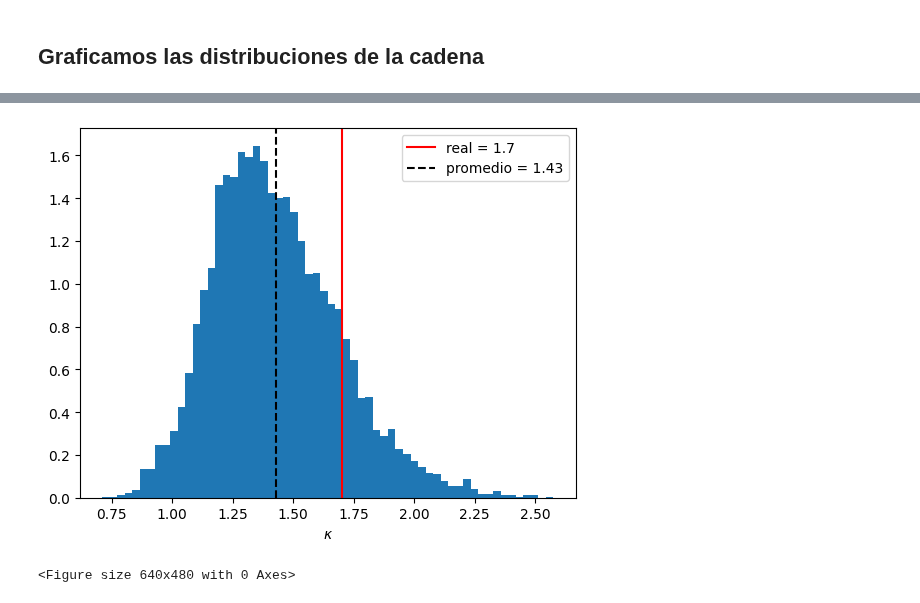
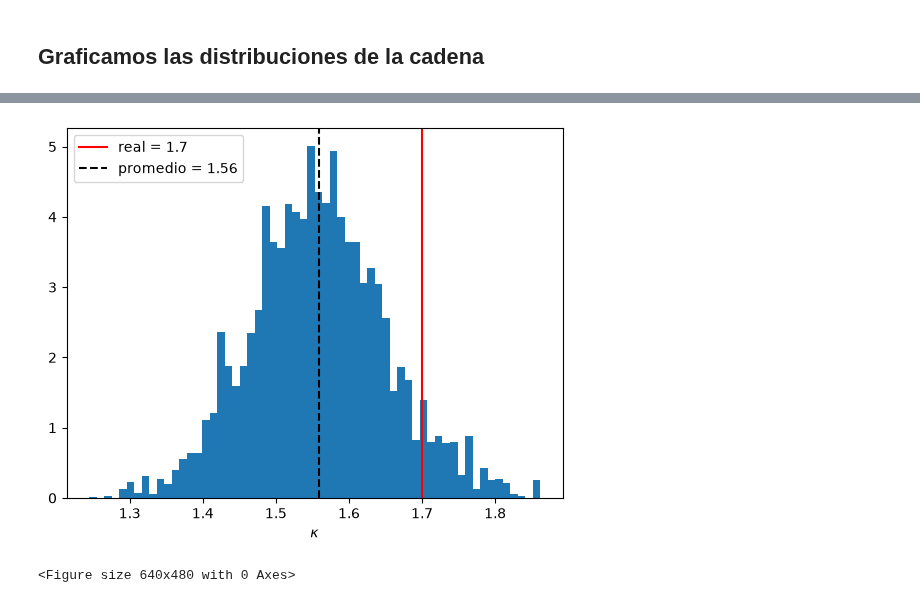
Before and after one commit to igfu2004/Reconstruccion-estocastica-de-parametros-de-un-plasma-toroidal, a Jupyter notebook: ProyectoMecEstComp.ipynb, the cells around one changed output, grey strips where cells are left out. Drawn from its saved outputs; the diff is of its cells as text; code cells hidden in the pictures.

```diff
--- a/ProyectoMecEstComp.ipynb
+++ b/ProyectoMecEstComp.ipynb
@@ -381,10 +420,10 @@ num_ptos_frontera = 12
 theta = np.linspace(0,2*np.pi, num_ptos_frontera, endpoint=False)
 
 # Límites físicos de los parámetros
-lim_eps = np.array([0.05, 0.9])
-lim_kappa = np.array([0.001, 5]) # Realmente kappa solo tiene que ser positivo
+lim_eps = np.array([0.05, 0.99])
+lim_kappa = np.array([0.001, 15]) # Realmente kappa solo tiene que ser positivo
 lim_delta = np.array([-np.sin(1),np.sin(1)])
-lim_A = np.array([-1,1]) # Este es solo para el estado inicial, por el momento no se va acotar como tal
+lim_A = np.array([-3,3]) # Este es solo para el estado inicial, por el momento no se va acotar como tal
 
 lim_params = np.array([lim_eps, lim_kappa, lim_delta, lim_A])
 # %% [markdown]
@@ -422,26 +481,27 @@ rngH0 = np.random.default_rng(123)
 rngU = np.random.default_rng(11)
 rngpropH = np.random.default_rng(42)
 # %%
-m = 30000 # Número de pasos de la cadena
-rango_var = [0.03,0.09,0.09,0.02] # Que tanto puede moverse cada parámetro (ajustar), van en el orden de H
+m = 10000 # Número de pasos de la cadena
+rango_var = [0.03,0.09,0.02,0.02] # Que tanto puede moverse cada parámetro (ajustar), van en el orden de H
 #rango_var = [0.03, 0.1, 0.1, 0.5]
 H = np.zeros((m,4), dtype=float)
 
 
-# Se propone el estado inicial de la cadena
-H[0] = np.array([rngH0.uniform(lim_params[0][0], lim_params[0][1]), rngH0.uniform(lim_params[1][0],lim_params[1][1]),
-                 rngH0.uniform(lim_params[2][0], lim_params[2][1]), rngH0.uniform(lim_params[3][0], lim_params[3][1])])
-
 start = time.time()
 
-#H[0] = np.array([rngH0.uniform(lim_params[0][0], lim_params[0][1]),  rngH0.uniform(lim_params[1][0],lim_params[1][1]),
-#                 rngH0.uniform(lim_params[2][0], lim_params[2][1]), A_r])
+# Se propone el estado inicial de la cadena
+
+# H[0] = prop_H0(epsilon = 0.8, kappa=3, delta=0.67, A=A_r)
+H[0] = prop_H0(limites=lim_params, A=A_r, rng = rngH0)
 
 # Se calculan los datos predichos por el estado inicial de la cadena
 d_old = frontera(H[0], solAnalitica, calc_ci, theta)
 
 
-rechazos = 0
+rechazos_inval_param = 0 # Contador para número de rechazos por parámetros no físicamente viables
+cont_param_posibles = 0 # Contador total de parámetros físicamente viables
+rechazos_priori = 0 # Contador paraa número de rechazos de parámetros físicamente viables, pero que no pasan el cirterio de metroopolis
+
 for i in range(0,m-1):
     U = rngU.random()
     # Se propone un nuevo vector-estado H
@@ -450,23 +510,22 @@ for i in range(0,m-1):
     # Si los parámetros de H no son físicamente viables, se rechazan de una vez
     if H_new[0] < lim_params[0][0] or H_new[0] > lim_params[0][1] or H_new[1] < lim_params[1][0] or H_new[1] > lim_params[1][1] or H_new[2] < lim_params[2][0] or H_new[2] > lim_params[2][1] or H_new[3] < lim_params[3][0] or H_new[3] > lim_params[3][1]:
         H[i+1] = H[i]
-        rechazos += 1
+        rechazos_inval_param += 1
     else:
         # Si los parámetros propuesto sí son viables se  calcula las fronteras del la función de flujo para estos parámetros
         d_new = frontera(H_new, solAnalitica, calc_ci, theta)
 
         # Se calcula la función de aceptación, se tuvo que usar logaritmo natural porque la productoria de la likelihood function original
-        # hacia valores muy pequeños causan problemas al evaluar en pasos futuros.
+        # hacia valores muy pequeños que causan problemas al evaluar en pasos futuros.
         lnr = log_compLikelihoods(D_frontera, d_old, d_new, sigma_fronteras)
+
+        cont_param_posibles += 1
 
         if np.log(U) < lnr:
             H[i+1] = H_new
             d_old = d_new
         else:
             H[i+1] = H[i]
-            rechazos += 1
+            rechazos_priori += 1
 
 end = time.time()
-
-print(f'Número de rechazos: {rechazos}')
-print(f'Tiempo de ejecución: {end-start}')
@@ -476,6 +542,6 @@ Tiempo de ejecución: 126.60294699668884
 # %%
 # Quitamos el burn-in de la cadena
-k = 5000
+k = int(0.2*m) # Por el momento voy a suponer que el burn-in es el primer 20% de la cadena
 cadena_filtrada = H[k:]
 # %% [markdown]
 ## Graficamos las distribuciones de la cadena
@@ -487,8 +553,8 @@ hist_parametro(cadena_filtrada, 0, r'$\epsilon$', valor_real=epsilon_r, bins=bin
 <Figure size 640x480 with 0 Axes>
 # %%
-hist_parametro(cadena_filtrada, 1, r'$\kappa$', valor_real=kappa_r, burn=k, bins=bins)
+hist_parametro(cadena_filtrada, 1, r'$\kappa$', valor_real=kappa_r, bins=bins)
 # %% [output]
-[figure, old version]
+[figure, new version]
 <Figure size 640x480 with 0 Axes>
 # %%
 hist_parametro(cadena_filtrada, 2, r'$\delta$', valor_real=delta_r, bins=bins)
```
Also changed, not shown: parts of 13 cells of this notebook.
